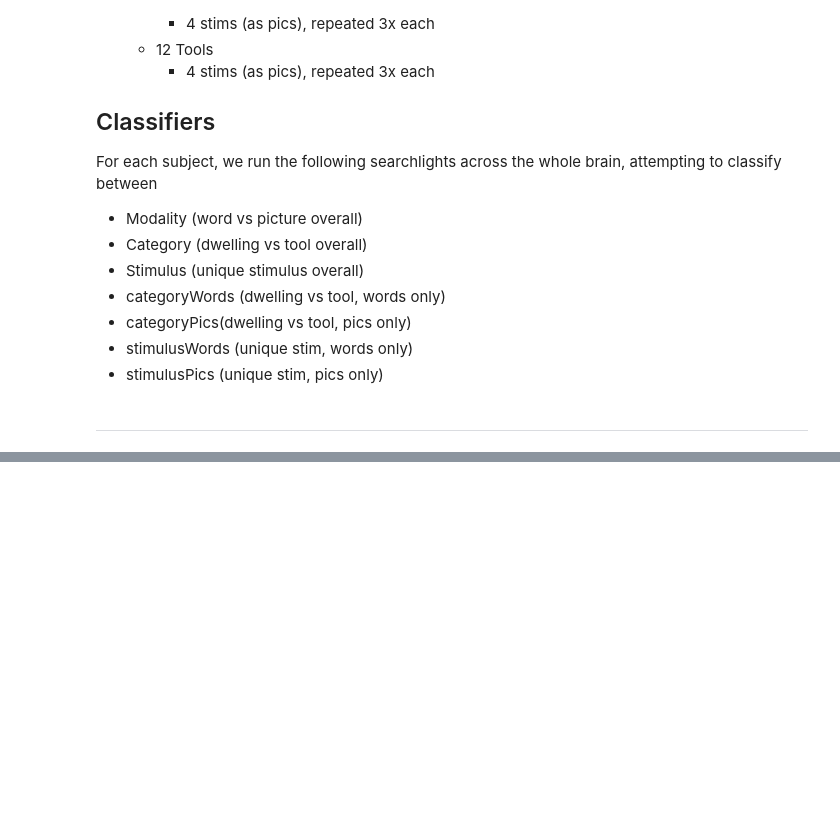
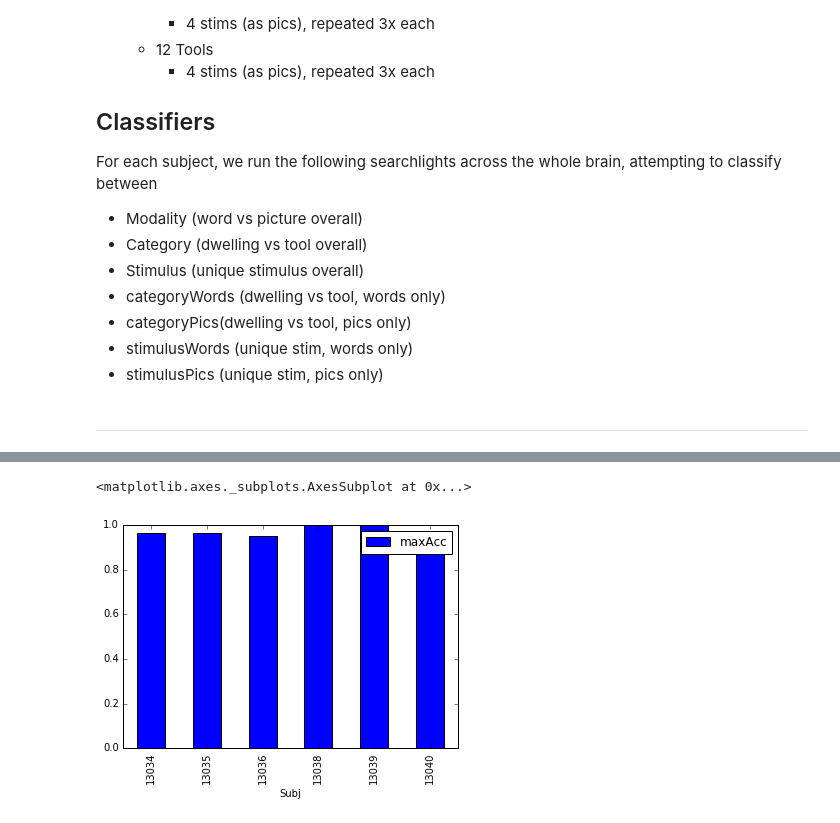
Before and after one commit to jeffmacinnes/TDLS_classify, a Jupyter notebook: analysis/TDLS_searchlight.ipynb, the cells around one changed output, grey strips where cells are left out. Cells and saved outputs as stored; diff of their text form; code cells hidden in the pictures; blank space fills up the shorter version.

```diff
--- a/analysis/TDLS_searchlight.ipynb
+++ b/analysis/TDLS_searchlight.ipynb
@@ -288,2 +288,4 @@ classifying subj 13036 based on Stimulus
+# %%
+allResults = allResults[['Subj', 'Classification', 'maxAcc', 'maxVox', 'radius']]
 # %%
 allResults
@@ -289,0 +310,8 @@ allResults
+# %%
+allResults.loc[allResults.Classification == 'categoryWords'].plot(
+    x='Subj',
+    y='maxAcc',
+    kind='bar')
+# %% [output]
+<matplotlib.axes._subplots.AxesSubplot at 0x...>
+[figure, added]
```
Also changed, not shown: parts of 2 cells of this notebook, 1 other file.
